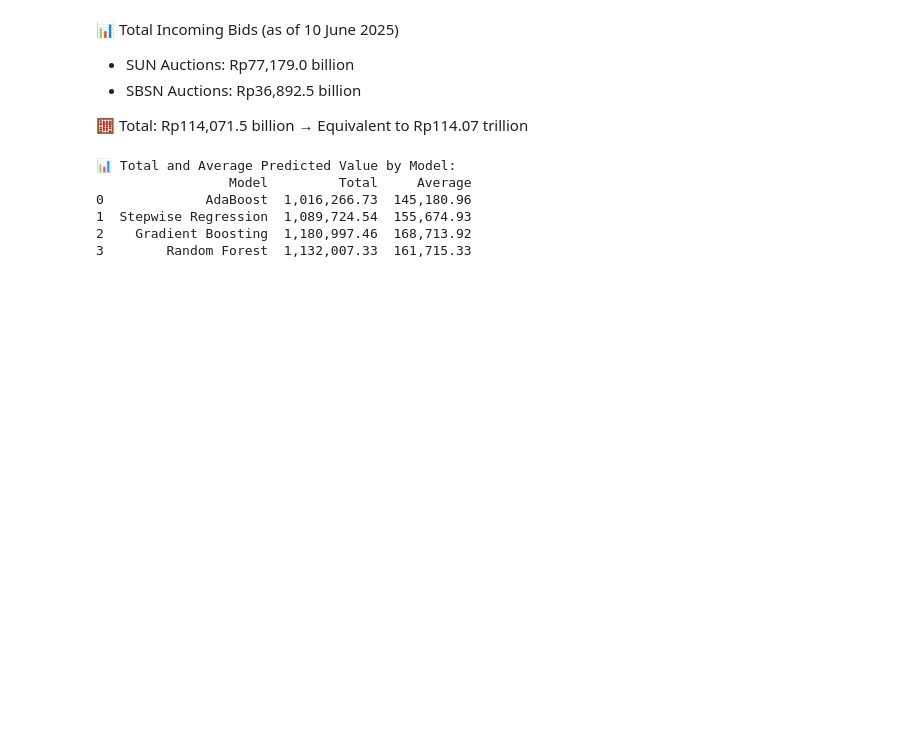
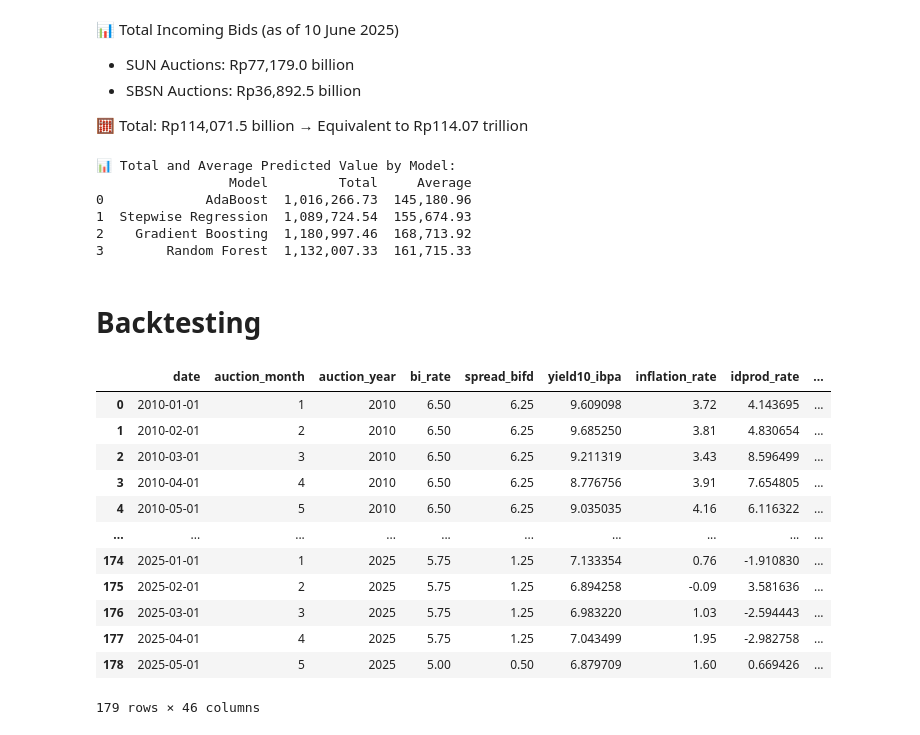
Before and after one commit to arifpras/ExpectedDemand, a Jupyter notebook: 20250612_potensidemand.ipynb, the cells around one changed output. Drawn from its saved outputs; the diff is of its cells as text; code cells hidden in the pictures; blank space fills up the shorter version.

```diff
--- a/20250612_potensidemand.ipynb
+++ b/20250612_potensidemand.ipynb
@@ -1100,3 +1100,44 @@ print(combined_df)
 1  Stepwise Regression  1,089,724.54  155,674.93
 2    Gradient Boosting  1,180,997.46  168,713.92
 3        Random Forest  1,132,007.33  161,715.33
+# %% [markdown]
+# Backtesting
+# %%
+# 📥 Load new data for prediction
+file_path_nd = '/content/drive/MyDrive/00demandsbn/20250611_trainsbn.csv'
+backtesting = pd.read_csv(file_path_nd)
+
+# 🎯 Scale using the existing training scaler
+backtesting_scaled = scaler.transform(backtesting[feature_columns])
+backtesting_scaled_df = pd.DataFrame(backtesting_scaled, columns=feature_columns)
+
+# 🔮 Predict using tuned models
+predictions = {}
+for model_name, model in tuned_models.items():
+    predictions[model_name] = model.predict(backtesting_scaled_df)
+
+# 🧠 Predict using Stepwise Regression model
+# Ensure that stepwise_fit and resulting_features are already defined from training phase
+backtesting_stepwise = sm.add_constant(backtesting_scaled_df[resulting_features], has_constant='add')
+predictions["Stepwise Regression"] = stepwise_fit.predict(backtesting_stepwise)
+
+# 🧾 Combine predictions with original data
+comparison_bt = backtesting.copy()
+for model_name, preds in predictions.items():
+    comparison_bt[model_name] = preds
+# %%
+comparison_bt
+# %% [output]
+|  | date | auction_month | auction_year | bi_rate | spread_bifd | yield10_ibpa | inflation_rate | idprod_rate | ... |
+| 0 | 2010-01-01 | 1 | 2010 | 6.50 | 6.25 | 9.609098 | 3.72 | 4.143695 | ... |
+| 1 | 2010-02-01 | 2 | 2010 | 6.50 | 6.25 | 9.685250 | 3.81 | 4.830654 | ... |
+| 2 | 2010-03-01 | 3 | 2010 | 6.50 | 6.25 | 9.211319 | 3.43 | 8.596499 | ... |
+| 3 | 2010-04-01 | 4 | 2010 | 6.50 | 6.25 | 8.776756 | 3.91 | 7.654805 | ... |
+| 4 | 2010-05-01 | 5 | 2010 | 6.50 | 6.25 | 9.035035 | 4.16 | 6.116322 | ... |
+| ... | ... | ... | ... | ... | ... | ... | ... | ... | ... |
+| 174 | 2025-01-01 | 1 | 2025 | 5.75 | 1.25 | 7.133354 | 0.76 | -1.910830 | ... |
+| 175 | 2025-02-01 | 2 | 2025 | 5.75 | 1.25 | 6.894258 | -0.09 | 3.581636 | ... |
+| 176 | 2025-03-01 | 3 | 2025 | 5.75 | 1.25 | 6.983220 | 1.03 | -2.594443 | ... |
+| 177 | 2025-04-01 | 4 | 2025 | 5.75 | 1.25 | 7.043499 | 1.95 | -2.982758 | ... |
+| 178 | 2025-05-01 | 5 | 2025 | 5.00 | 0.50 | 6.879709 | 1.60 | 0.669426 | ... |
+179 rows × 46 columns
```
Also changed, not shown: parts of 2 cells of this notebook.
